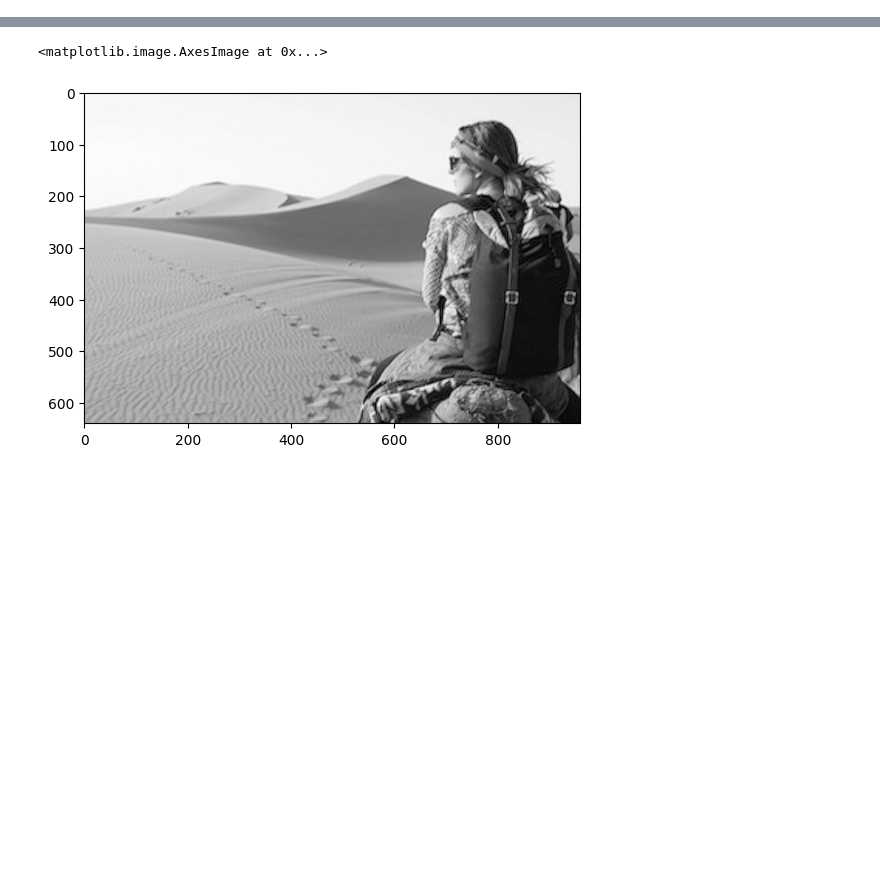
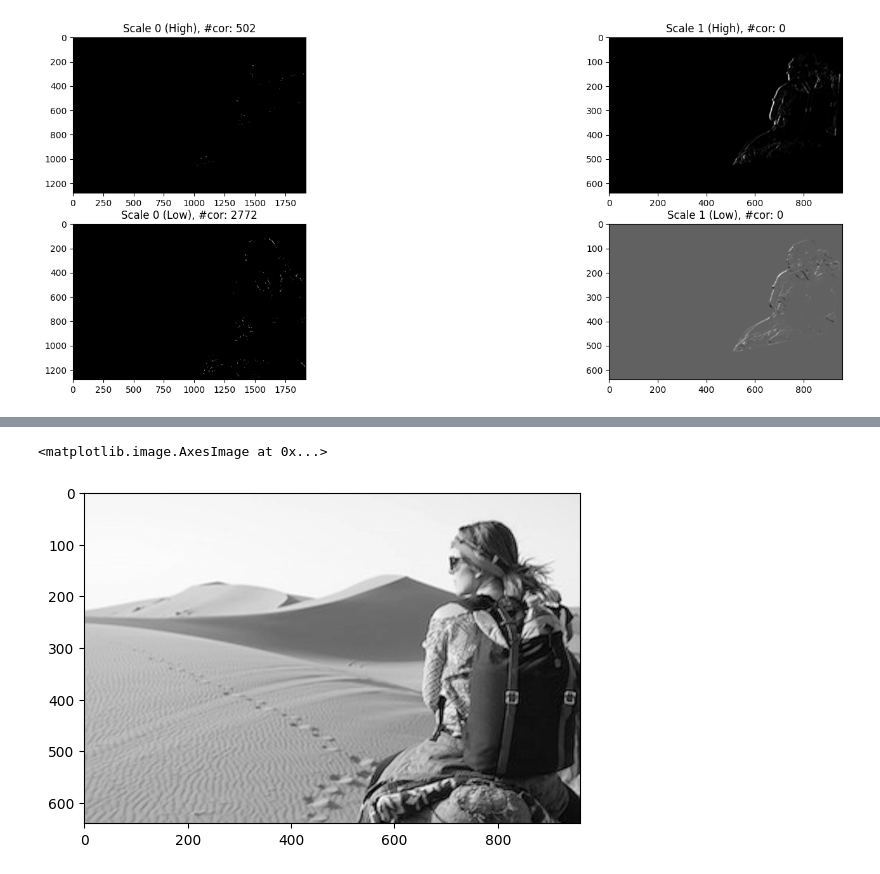
Before and after one commit to Hadartalisr/ImageProcessing, a Jupyter notebook: Ex4/ex4.ipynb, the cells around one changed output, grey strips where cells are left out. Cells and saved outputs as stored; diff of their text form; code cells hidden in the pictures; blank space fills up the shorter version.

```diff
--- a/Ex4/ex4.ipynb
+++ b/Ex4/ex4.ipynb
@@ -356,0 +453,15 @@ for i in range(scales):
+# %%
+
+# iterate over the scales and plot the corners
+fig, axes = plt.subplots(2, scales, figsize=(20, 7))
+for i in range(scales):
+    # Plot corners for high
+    axes[0, i].imshow(corners_arr_high[i], cmap='gray')
+    axes[0, i].set_title(f"Scale {i} (High), #cor: {np.sum(corners_arr_high[i] == 1)}")
+    # Plot corners for low
+    axes[1, i].imshow(corners_arr_low[i], cmap='gray')
+    axes[1, i].set_title(f"Scale {i} (Low), #cor: {np.sum(corners_arr_low[i] == 1)}")
+
+plt.show()
+# %% [output]
+[figure, added]
```
Also changed, not shown: parts of 29 cells of this notebook.
